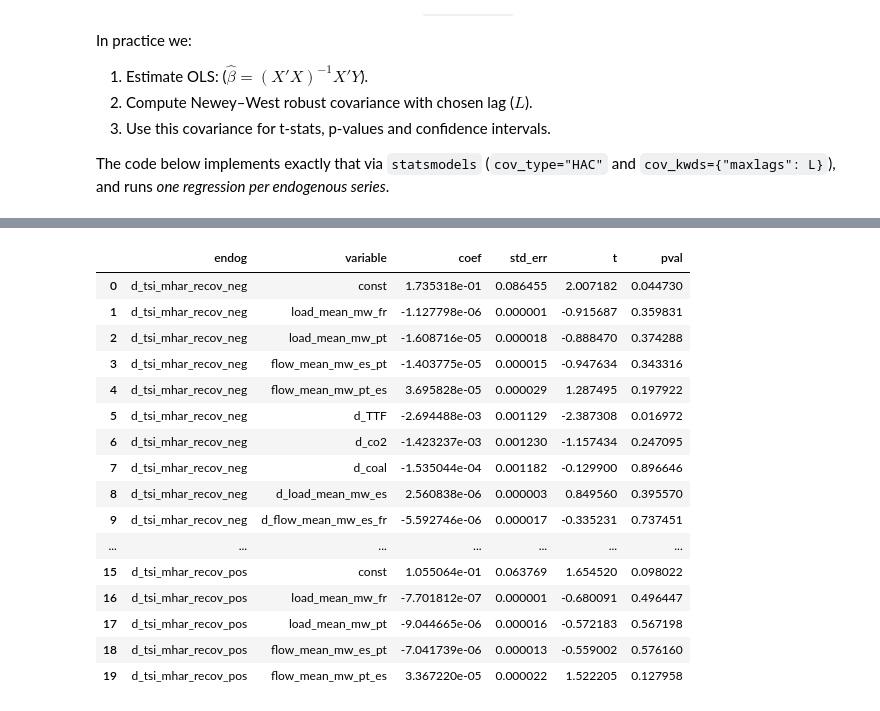
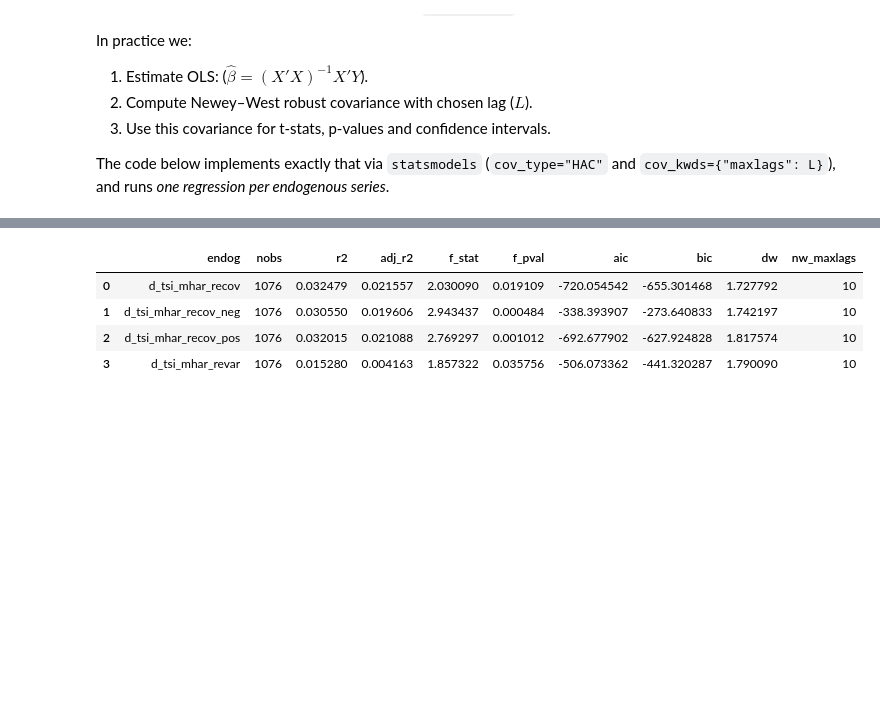
Before and after one commit to franrolotti/volatility-spillovers-methodology, a Jupyter notebook: notebooks/5_ols_newey_west.ipynb, the cells around one changed output, grey strips where cells are left out. Saved outputs shown, nothing was run; the diff lists cells and outputs as text; code cells hidden in the pictures; blank space fills up the shorter version.

```diff
--- a/notebooks/5_ols_newey_west.ipynb
+++ b/notebooks/5_ols_newey_west.ipynb
@@ -94,35 +94,23 @@ def prepare_regression_data(
     endog_path: Path,
     exog_path: Path,
     exog_cols: Optional[List[str]] = None,
-) -> (pd.DataFrame, List[str], List[str]):
-    """
-    Load endogenous and exogenous data, align them and return:
-      - merged DataFrame (index=date, columns=endog+exog),
-      - list of endogenous column names,
-      - list of exogenous column names actually used.
-    """
+) -> Tuple[pd.DataFrame, List[str], List[str]]:
     endog_wide = load_parquet_to_wide(endog_path)
     exog_wide = load_parquet_to_wide(exog_path)
 
-    # Inner join on date to ensure common sample
     data = endog_wide.join(exog_wide, how="inner")
 
     endog_names = list(endog_wide.columns)
 
     if exog_cols is None:
-        # Use all exogenous columns
-        exog_names = [c for c in exog_wide.columns]
+        exog_names = list(exog_wide.columns)
     else:
-        # Only user-specified exogenous columns
         missing = [c for c in exog_cols if c not in exog_wide.columns]
         if missing:
-            raise ValueError(
-                f"The following exogenous columns are not in the exog data: {missing}"
-            )
+            raise ValueError(f"Missing exogenous columns in exog data: {missing}")
         exog_names = exog_cols
 
     data = data[endog_names + exog_names].dropna()
-
     return data, endog_names, exog_names
 # %%
 # %%
@@ -243,8 +239,20 @@ Exogenous variables used: ['load_mean_mw_fr', 'load_mean_mw_pt', 'flow_mean_mw_e
 Final sample size: 1076
 # %%
 
-# Run Newey–West regressions
+# exog_cols = None  # or list of columns
+
+data, endog_names, exog_names = prepare_regression_data(
+    endog_path=endog_path,
+    exog_path=exog_path,
+    exog_cols=exog_cols,
+)
+
+print("Endogenous series:", endog_names)
+print("Exogenous variables used:", exog_names)
+print("Final sample size:", len(data))
+
 nw_lags = 10
+
 results = run_nw_regressions(
     data=data,
     endog_names=endog_names,
@@ -252,17 +260,30 @@ results = run_nw_regressions(
     maxlags=nw_lags,
 )
 
-# Build coefficient table
+# --- Classical summary output (printed in notebook) -------------------------
+for y_name in endog_names:
+    print("\n" + "#" * 110)
+    print(f"OLS + Newey–West (HAC) — ENDOG = {y_name}  |  maxlags={nw_lags}")
+    print("#" * 110)
+    print(results[y_name].summary())
+
+# --- Save summaries to a text file -----------------------------------------
+save_text_summaries(results, OUT_DIR, filename="nw_model_summaries.txt")
+
+# --- Save tidy outputs (CSV) ------------------------------------------------
 coef_df = build_coef_table(results, exog_names)
+model_df = build_model_table(results, nw_lags)
+
+RESULTS_DIR = Path("../data/results")
+coef_path = RESULTS_DIR / "nw_regression_coefficients.csv"
+model_path = RESULTS_DIR / "nw_regression_model_stats.csv"
+
+coef_df.to_csv(coef_path, index=False)
+model_df.to_csv(model_path, index=False)
+
+print(f"\nSaved coefficient table to: {coef_path}")
+print(f"Saved model stats table to: {model_path}")
+
+display(model_df.head())
 display(coef_df.head(20))
-
-# Save coefficient table
-OUT_DIR.mkdir(parents=True, exist_ok=True)
-out_coef_path = OUT_DIR / "nw_regression_results.csv"
-coef_df.to_csv(out_coef_path, index=False)
-print(f"Saved coefficient table to: {out_coef_path}")
-
-# Example plots for each endogenous series
-for y_name in endog_names:
-    plot_coefficients_for_endog(coef_df, y_name)
 # %% [output]
@@ -269,17 +307,5 @@ for y_name in endog_names:
-|  | endog | variable | coef | std_err | t | pval |
-| 0 | d_tsi_mhar_recov_neg | const | 1.735318e-01 | 0.086455 | 2.007182 | 0.044730 |
-| 1 | d_tsi_mhar_recov_neg | load_mean_mw_fr | -1.127798e-06 | 0.000001 | -0.915687 | 0.359831 |
-| 2 | d_tsi_mhar_recov_neg | load_mean_mw_pt | -1.608716e-05 | 0.000018 | -0.888470 | 0.374288 |
-| 3 | d_tsi_mhar_recov_neg | flow_mean_mw_es_pt | -1.403775e-05 | 0.000015 | -0.947634 | 0.343316 |
-| 4 | d_tsi_mhar_recov_neg | flow_mean_mw_pt_es | 3.695828e-05 | 0.000029 | 1.287495 | 0.197922 |
-| 5 | d_tsi_mhar_recov_neg | d_TTF | -2.694488e-03 | 0.001129 | -2.387308 | 0.016972 |
-| 6 | d_tsi_mhar_recov_neg | d_co2 | -1.423237e-03 | 0.001230 | -1.157434 | 0.247095 |
-| 7 | d_tsi_mhar_recov_neg | d_coal | -1.535044e-04 | 0.001182 | -0.129900 | 0.896646 |
-| 8 | d_tsi_mhar_recov_neg | d_load_mean_mw_es | 2.560838e-06 | 0.000003 | 0.849560 | 0.395570 |
-| 9 | d_tsi_mhar_recov_neg | d_flow_mean_mw_es_fr | -5.592746e-06 | 0.000017 | -0.335231 | 0.737451 |
-| ... | ... | ... | ... | ... | ... | ... |
-| 15 | d_tsi_mhar_recov_pos | const | 1.055064e-01 | 0.063769 | 1.654520 | 0.098022 |
-| 16 | d_tsi_mhar_recov_pos | load_mean_mw_fr | -7.701812e-07 | 0.000001 | -0.680091 | 0.496447 |
-| 17 | d_tsi_mhar_recov_pos | load_mean_mw_pt | -9.044665e-06 | 0.000016 | -0.572183 | 0.567198 |
-| 18 | d_tsi_mhar_recov_pos | flow_mean_mw_es_pt | -7.041739e-06 | 0.000013 | -0.559002 | 0.576160 |
-| 19 | d_tsi_mhar_recov_pos | flow_mean_mw_pt_es | 3.367220e-05 | 0.000022 | 1.522205 | 0.127958 |
+|  | endog | nobs | r2 | adj_r2 | f_stat | f_pval | aic | bic | dw | nw_maxlags |
+| 0 | d_tsi_mhar_recov | 1076 | 0.032479 | 0.021557 | 2.030090 | 0.019109 | -720.054542 | -655.301468 | 1.727792 | 10 |
+| 1 | d_tsi_mhar_recov_neg | 1076 | 0.030550 | 0.019606 | 2.943437 | 0.000484 | -338.393907 | -273.640833 | 1.742197 | 10 |
+| 2 | d_tsi_mhar_recov_pos | 1076 | 0.032015 | 0.021088 | 2.769297 | 0.001012 | -692.677902 | -627.924828 | 1.817574 | 10 |
+| 3 | d_tsi_mhar_revar | 1076 | 0.015280 | 0.004163 | 1.857322 | 0.035756 | -506.073362 | -441.320287 | 1.790090 | 10 |
```
Also changed, not shown: parts of 7 cells of this notebook, 17 other files.
